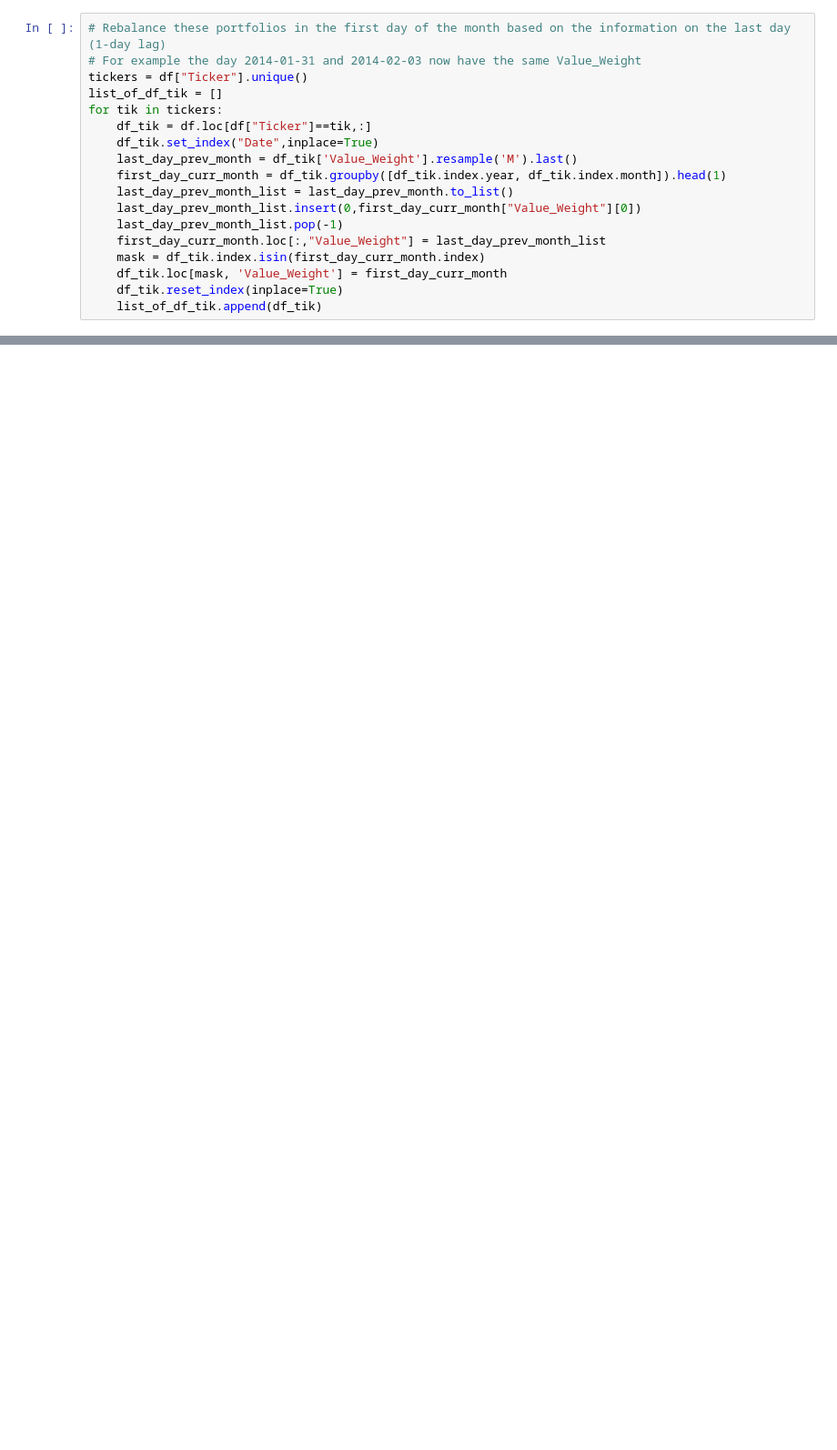
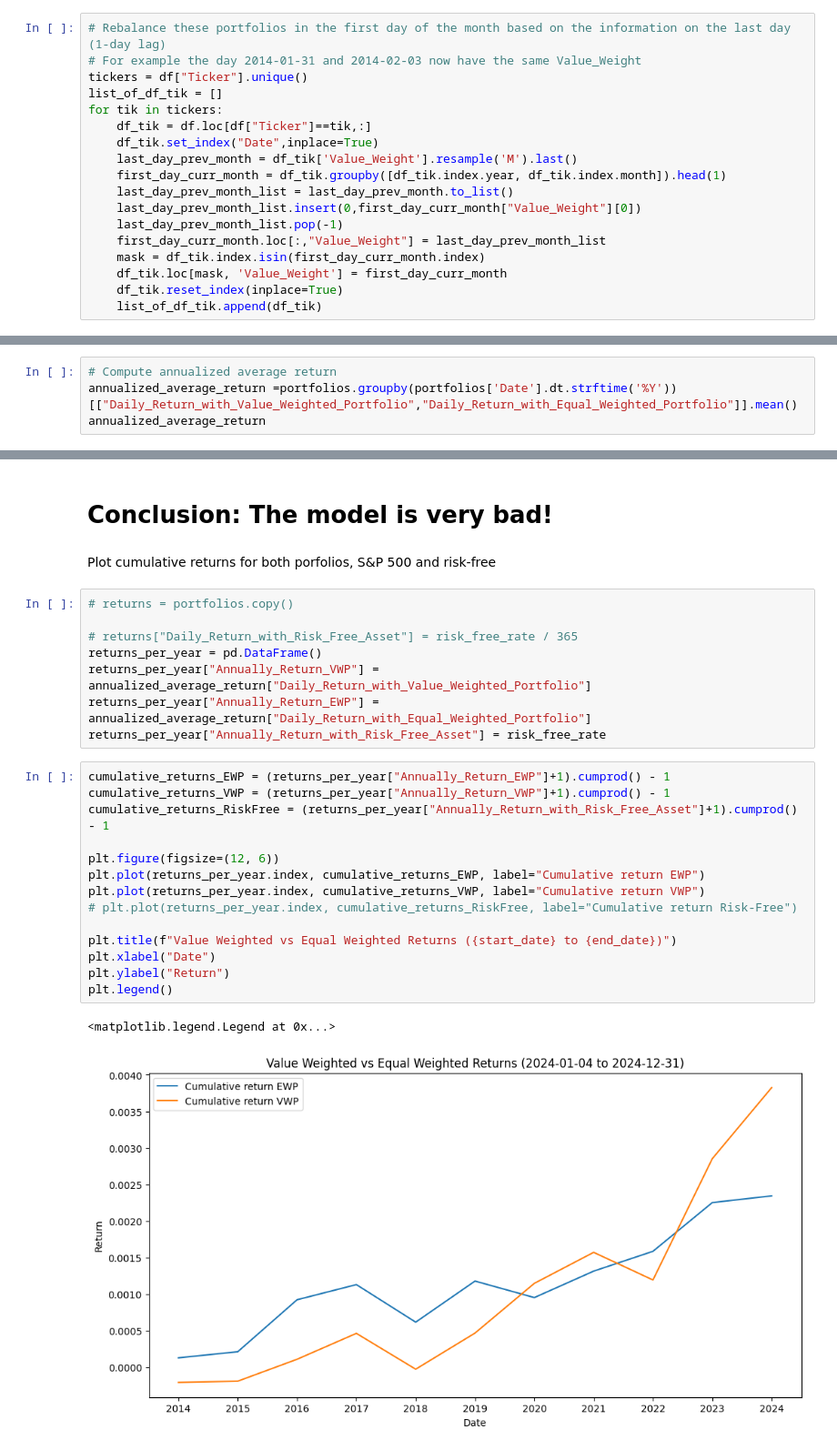
Before and after one commit to williankal/quant_fin, a Jupyter notebook: pedro/part-A.ipynb, the cells around one changed output, grey strips where cells are left out. Shown at 91% size. Drawn from its saved outputs; the diff is of its cells as text; blank space fills up the shorter version.

```diff
--- a/pedro/part-A.ipynb
+++ b/pedro/part-A.ipynb
@@ -75,0 +143,4 @@ new_df = new_df.reset_index()
+# %%
+# Compute annualized average return
+annualized_average_return =portfolios.groupby(portfolios['Date'].dt.strftime('%Y'))[["Daily_Return_with_Value_Weighted_Portfolio","Daily_Return_with_Equal_Weighted_Portfolio"]].mean()
+annualized_average_return
@@ -75,0 +224,29 @@ new_df = new_df.reset_index()
+# %% [markdown]
+# Conclusion: The model is very bad!
+# %% [markdown]
+Plot cumulative returns for both porfolios, S&P 500 and risk-free
+# %%
+# returns = portfolios.copy()
+
+# returns["Daily_Return_with_Risk_Free_Asset"] = risk_free_rate / 365
+returns_per_year = pd.DataFrame()
+returns_per_year["Annually_Return_VWP"] = annualized_average_return["Daily_Return_with_Value_Weighted_Portfolio"]
+returns_per_year["Annually_Return_EWP"] = annualized_average_return["Daily_Return_with_Equal_Weighted_Portfolio"]
+returns_per_year["Annually_Return_with_Risk_Free_Asset"] = risk_free_rate
+# %%
+cumulative_returns_EWP = (returns_per_year["Annually_Return_EWP"]+1).cumprod() - 1
+cumulative_returns_VWP = (returns_per_year["Annually_Return_VWP"]+1).cumprod() - 1
+cumulative_returns_RiskFree = (returns_per_year["Annually_Return_with_Risk_Free_Asset"]+1).cumprod() - 1
+
+plt.figure(figsize=(12, 6))
+plt.plot(returns_per_year.index, cumulative_returns_EWP, label="Cumulative return EWP")
+plt.plot(returns_per_year.index, cumulative_returns_VWP, label="Cumulative return VWP")
+# plt.plot(returns_per_year.index, cumulative_returns_RiskFree, label="Cumulative return Risk-Free")
+
+plt.title(f"Value Weighted vs Equal Weighted Returns ({start_date} to {end_date})")
+plt.xlabel("Date")
+plt.ylabel("Return")
+plt.legend()
+# %% [output]
+<matplotlib.legend.Legend at 0x...>
+[figure, added]
```
Also changed, not shown: parts of 10 cells of this notebook, 2 other files.
